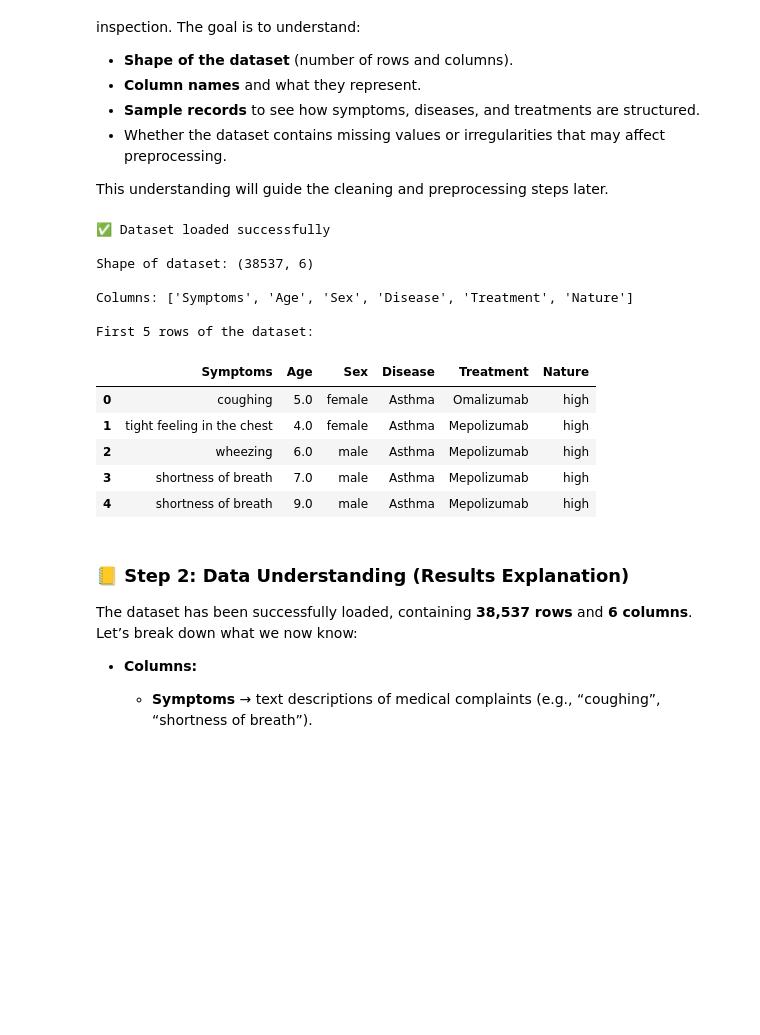
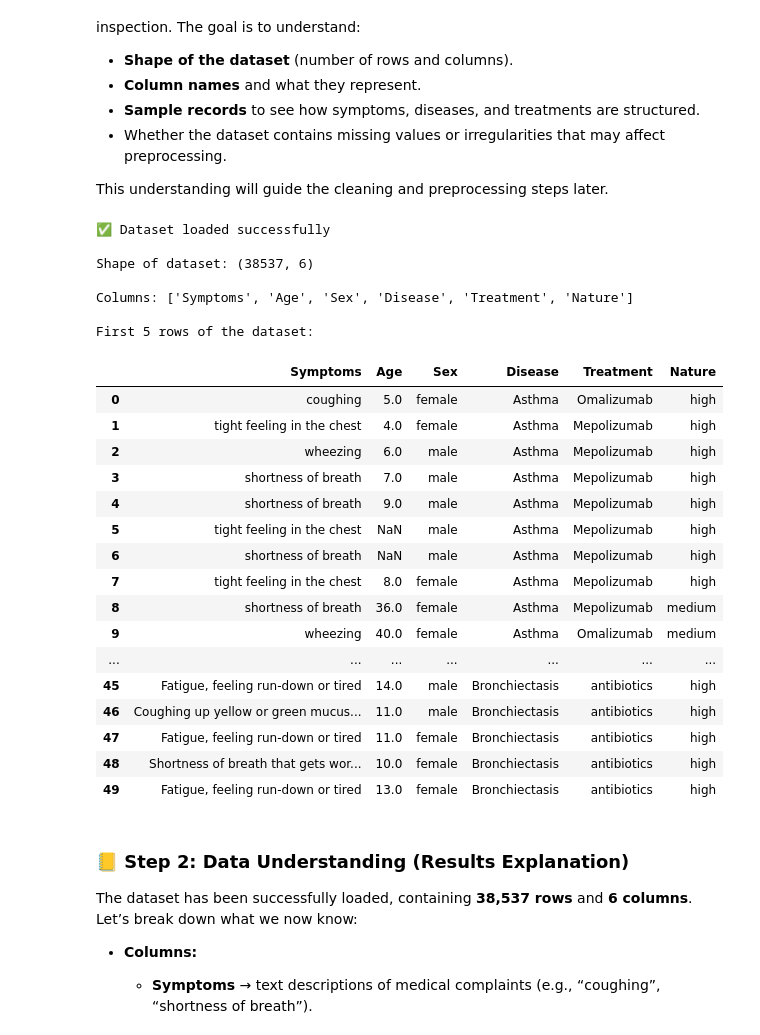
Before and after one commit to g-eez/capstone-project, a Jupyter notebook: notebooks/data understanding and preprocessing.ipynb, the cells around one changed output. Drawn from its saved outputs; the diff is of its cells as text; code cells hidden in the pictures; blank space fills up the shorter version.

```diff
--- a/notebooks/data understanding and preprocessing.ipynb
+++ b/notebooks/data understanding and preprocessing.ipynb
@@ -36,34 +36,45 @@ import pandas as pd
 import numpy as np
 import matplotlib.pyplot as plt
 import seaborn as sns
 
 # Configure visualization style
 sns.set(style="whitegrid")
 
 # Load the dataset
 file_path = "../data/respiratory symptoms and treatment.csv"  # adjust if needed
 df = pd.read_csv(file_path)
 
 # Display dataset structure
 print("✅ Dataset loaded successfully\n")
 print("Shape of dataset:", df.shape, "\n")
 print("Columns:", df.columns.tolist(), "\n")
 print("First 5 rows of the dataset:\n")
-display(df.head())
+df.head(50)
 # %% [output]
 ✅ Dataset loaded successfully
 
 Shape of dataset: (38537, 6)
 
 Columns: ['Symptoms', 'Age', 'Sex', 'Disease', 'Treatment', 'Nature']
 
 First 5 rows of the dataset:
 |  | Symptoms | Age | Sex | Disease | Treatment | Nature |
 | 0 | coughing | 5.0 | female | Asthma | Omalizumab | high |
 | 1 | tight feeling in the chest | 4.0 | female | Asthma | Mepolizumab | high |
 | 2 | wheezing | 6.0 | male | Asthma | Mepolizumab | high |
 | 3 | shortness of breath | 7.0 | male | Asthma | Mepolizumab | high |
 | 4 | shortness of breath | 9.0 | male | Asthma | Mepolizumab | high |
+| 5 | tight feeling in the chest | NaN | male | Asthma | Mepolizumab | high |
+| 6 | shortness of breath | NaN | male | Asthma | Mepolizumab | high |
+| 7 | tight feeling in the chest | 8.0 | female | Asthma | Mepolizumab | high |
+| 8 | shortness of breath | 36.0 | female | Asthma | Mepolizumab | medium |
+| 9 | wheezing | 40.0 | female | Asthma | Omalizumab | medium |
+| ... | ... | ... | ... | ... | ... | ... |
+| 45 | Fatigue, feeling run-down or tired | 14.0 | male | Bronchiectasis | antibiotics | high |
+| 46 | Coughing up yellow or green mucus... | 11.0 | male | Bronchiectasis | antibiotics | high |
+| 47 | Fatigue, feeling run-down or tired | 11.0 | female | Bronchiectasis | antibiotics | high |
+| 48 | Shortness of breath that gets wor... | 10.0 | female | Bronchiectasis | antibiotics | high |
+| 49 | Fatigue, feeling run-down or tired | 13.0 | female | Bronchiectasis | antibiotics | high |
 # %% [markdown]
 
 ### 📒 Step 2: Data Understanding (Results Explanation)
```
Also changed, not shown: parts of 2 cells of this notebook, 5 other files.
